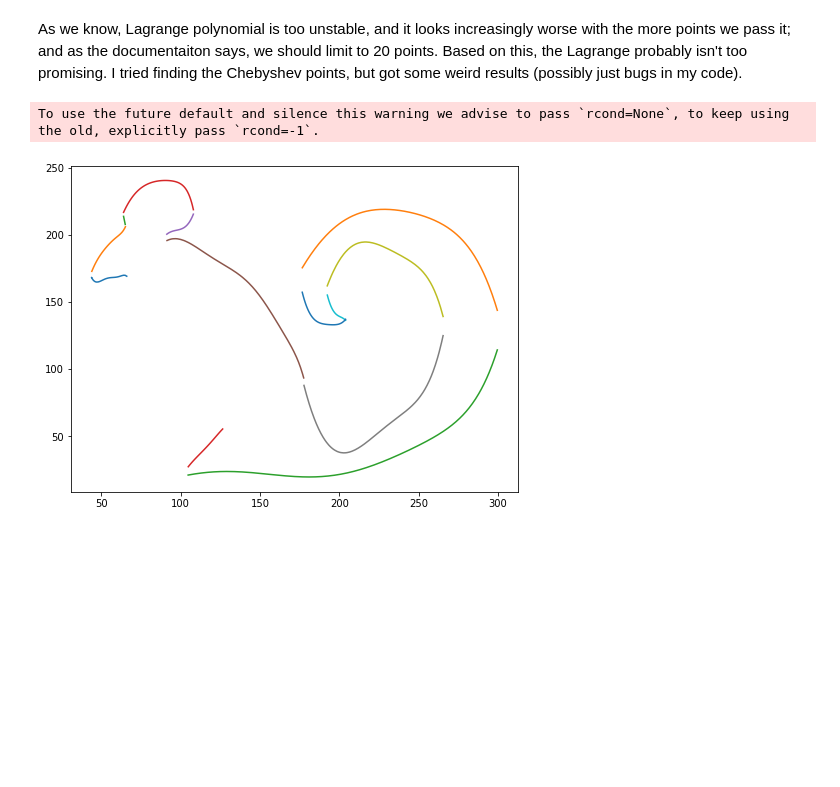
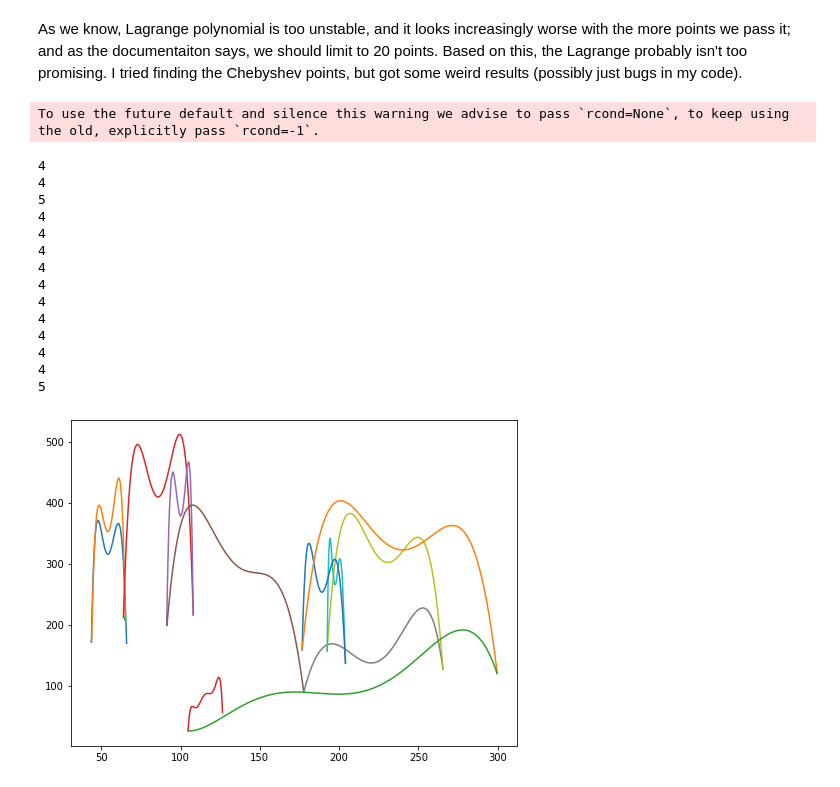
Before and after one commit to DeepFriedPollock/am_205_project, a Jupyter notebook: spline_interpolation_process_emily.ipynb, the cells around one changed output. Drawn from its saved outputs; the diff is of its cells as text; code cells hidden in the pictures; blank space fills up the shorter version.

Commit message:
Re-add attempt at chebyshev for Taiwon to take a look at

```diff
--- a/spline_interpolation_process_emily.ipynb
+++ b/spline_interpolation_process_emily.ipynb
@@ -732,19 +731,17 @@ def interpolate_segment(segment, points_to_interpolate):
     ### TODO: GO BACK AND FIX THIS
 
     points = np.arange(start, end, interval)
-    cb_p = get_chebyshev_points(points)
+#     cb_p = get_chebyshev_points(points)
 
     # And then find the chebyshev points that are the nearest
-    all_points = [find_nearest(segments_x, c) for c in cb_p_scaled]
+#     all_points = [find_nearest(segments_x, c) for c in cb_p_scaled]
 
     # But LaGrange is numerically unstable, and should only be used to 20-th degree
     # So, let's sample up to 20 items....
     # Calculate how many polynomials to take:
     # Take the max of 1 in case we have fewer than 5 points
     intervals = np.max([math.ceil(len(segments_x) / points_to_interpolate), 1])
-    points_to_interp = np.concatenate([
-        segments_x[1::intervals]
-    ])
+    points_to_interp = segments_x[1::intervals]
 #     print(points_to_interp)
 #     points_to_interp = segments_x[1::intervals]
 #     print(points_to_interp)
@@ -764,15 +761,12 @@ for i, segment in enumerate(final_segments):
 # %% [markdown]
 As we know, Lagrange polynomial is too unstable, and it looks increasingly worse with the more points we pass it; and as the documentaiton says, we should limit to 20 points. Based on this, the Lagrange probably isn't too promising. I tried finding the Chebyshev points, but got some weird results (possibly just bugs in my code).
 # %%
-def apply_polynomial(weights, x):
+def apply_polynomial(coeffs, x):
     resulting_y = 0
     # Grab all but the last weight
-    coeffs = weights[0][0:-1]
     for index, c in enumerate(coeffs):
-        order = len(coeffs) - index
+        order = len(coeffs) - index - 1
         resulting_y += (c * (x ** order))
-    # Now add the last weight
-    resulting_y += weights[0][-1]
     return resulting_y
 
 
@@ -784,8 +778,8 @@ def fit_with_least_squares(segment, order, max_order=10):
 
     previous_error = 1500000
     error = 100000
-    # As long as the error descended -- befcause we can overfit to the point of it actually increasing
-    # error
+    # As long as the error decreases -- because we can overfit to the point of it actually
+    # increasing error
     ## TO NOTE: AT A CERTAIN POINT IT OVERFITS AND ERRROR INCREASES
     while previous_error > error:
         previous_error = error
@@ -793,47 +787,63 @@ def fit_with_least_squares(segment, order, max_order=10):
         vandermonde_matrix = np.zeros(matrix_shape)
 
         xs = segment[:, 0]
         ys = segment[:, 1]
 
-        for n in range(order, 0, -1):
-            xs_power = xs ** n
+        a = xs[0]
+        b = xs[-1]
+        c = ys[0]
+        d = ys[-1]
+
+        for n in range(order, -1, -1):
+            xs_power = ((xs - a) * (xs - b)) * (xs ** n)
             column_position = order - n
             vandermonde_matrix[:, column_position] = xs_power
-
-        # Now, fill the matrix with ones in the last column
-        vandermonde_matrix[:, order]
-        # And multiply with my Ys:
-        weights = np.linalg.lstsq(vandermonde_matrix, ys)
-
+        weights = np.linalg.lstsq(vandermonde_matrix, ys)[0]
         # Now, loop through each of the xs and calculate
         # Using the polynomial returned
         estimated_ys = []
         for x in xs:
             qx = apply_polynomial(weights, x)
             # Trying to fix the end points here, but it's not working!
-            # c = ys[0]
-            # d = ys[-1]
-            # b = xs[-1]
-            # a = xs[0]
-            # y = c + ((d - c) * (x / b)) + ((x) * (x - b) * qx)
+#             y = c + ((d - c) * (x / b)) + ((x) * (x - b) * qx)
             # This doesn't work either
-            # y = c + ((d - c) * (x / (b - a))) + ((x - a) * (x - b) * qx)
-            estimated_ys.append(qx)
-#             estimated_ys.append(apply_polynomial(weights, x))
+#             y = c + ((d - c) * (x / (b - a))) + ((x - a) * (x - b) * qx)
+
+            y = c + ((d - c) * ((x - a) / (b - a))) + ((x - a) * (x - b) * qx)
+            estimated_ys.append(y)
         diff = estimated_ys - ys
 
         error = ((np.linalg.norm(diff)** 2))
         order += 1
         if order > max_order:
             return xs, estimated_ys
+    print(order)
     return xs, estimated_ys
 
 plt.figure(figsize=(8,6))
 for i, segment in enumerate(final_segments):
     xs, ys = fit_with_least_squares(segment, 3)
     plt.plot(xs, ys)
 
 # TODO: MAKE SOME PLOTS SHOWING THE ERROR CONVERGING OVER TIME FOR EACH SEGMENT
+
+
+
+# WELL, I GOT THE LINES TO CONNECT, BUT THIS CERTAINLY DOES NOT INTERPOLATE WELL
 # %% [output]
 To use the future default and silence this warning we advise to pass `rcond=None`, to keep using the old, explicitly pass `rcond=-1`.
+4
+4
+5
+4
+4
+4
+4
+4
+4
+4
+4
+4
+4
+5
-[figure, old version]
+[figure, new version]
```
Also changed, not shown: parts of 11 cells of this notebook.
